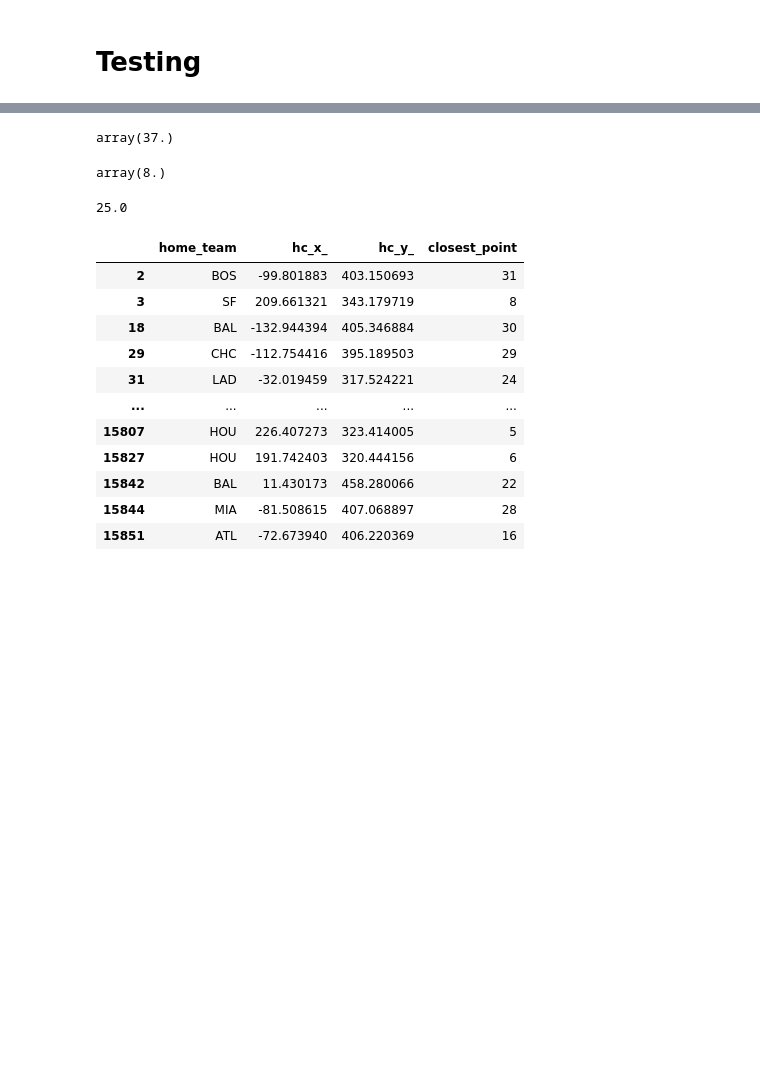
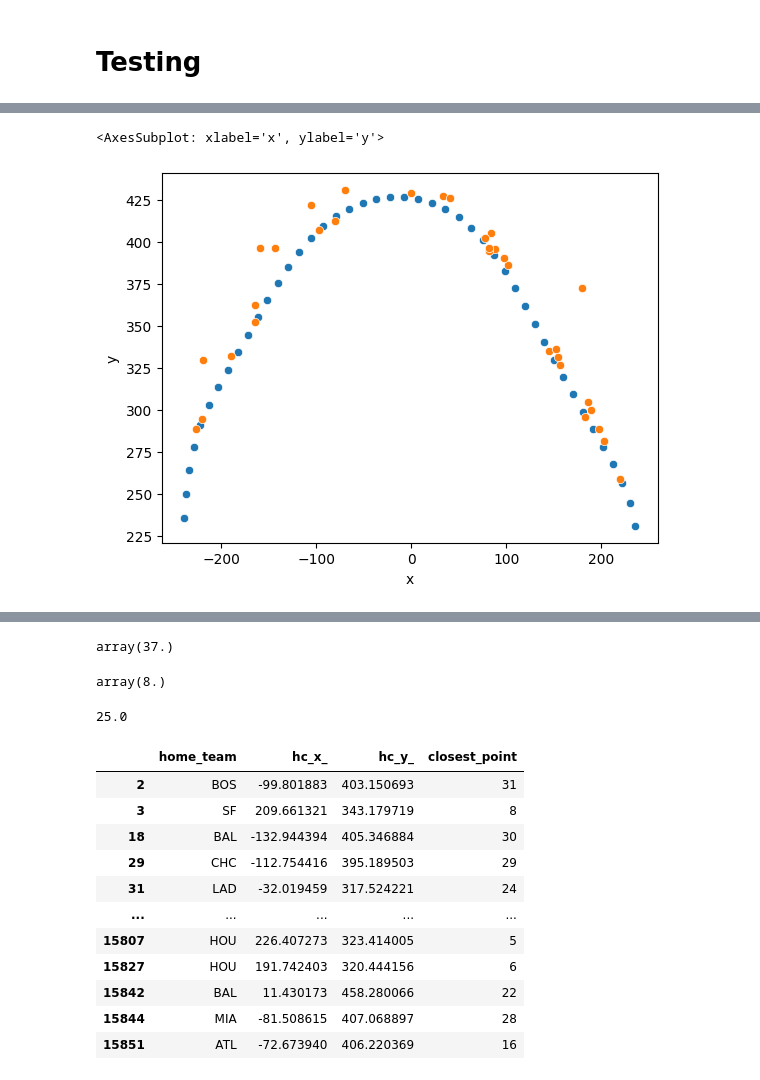
Before and after one commit to vtrudy01/YouTube-Code, a Jupyter notebook: main.ipynb, the cells around one changed output, grey strips where cells are left out. Saved outputs shown, nothing was run; the diff lists cells and outputs as text; code cells hidden in the pictures; blank space fills up the shorter version.

```diff
--- a/main.ipynb
+++ b/main.ipynb
@@ -79,6 +79,29 @@ def is_home_run(hit_distance, launch_angle, hit_height, spray_angle, team):
         return 0
 # %% [markdown]
 # Analysis
+# %%
+def get_fence_height(launch_speed_fts, launch_angle_rads, plate_z, hit_distance_sc, spray_angle, team, g=-32.174):
+
+    wall_distance, fence_height = home_run_needed_metrics(spray_angle, team)
+
+    # calculate launch_speed_x and launch_speed_y
+    launch_speed_x = launch_speed_fts * np.cos(launch_angle_rads)
+    launch_speed_y = launch_speed_fts * np.sin(launch_angle_rads)
+
+    # calculate total_time
+    total_time = -(launch_speed_y + np.sqrt(launch_speed_y**2 + (2*g * plate_z))) / g
+
+    # calculate acceleration_x
+    acceleration_x = (-2*launch_speed_x / total_time) + (2*hit_distance_sc/total_time**2)
+
+    # calculate time_wall
+    time_wall = (-launch_speed_x + np.sqrt(launch_speed_x**2 + 2*acceleration_x*wall_distance))/acceleration_x
+
+    # calculate height_at_wall
+    height_at_wall = (launch_speed_y * time_wall) + (.5*g*(time_wall**2))
+
+    # check if the ball clears the wall
+    return fence_height
 # %%
 def is_home_run_dan(launch_speed_fts, launch_angle_rads, plate_z, hit_distance_sc, spray_angle, team, g=-32.174):
 
@@ -160,3 +132,5 @@ nan
+# %%
+hits_data['fence_height'] = hits_data[['launch_speed_fts','launch_angle_rads','plate_z','hit_distance_sc','spray_angle_true','home_team']].apply(lambda x: get_fence_height(x[0],x[1],x[2],x[3],x[4],x[5]),1)
 # %%
 def classifier(x):
     if x[0] == 'Home Run' and x[1] == 1:
@@ -168,4 +142,4 @@ def classifier(x):
     elif x[0] != 'Home Run' and x[1] == 0:
         return 'Correct, Not Homer'
 # %%
-hits_data[['events','is_homer']].apply(lambda x: classifier(x),1).value_counts()
+hits_data['class'] = hits_data[['events','is_homer']].apply(lambda x: classifier(x),1)
@@ -195,0 +146,2 @@ is_home_run(159.72, .401426, 2.13, 412, -13.904309, 'BOS')
+# %%
+hits_data['height_diff'] = np.abs(hits_data['fence_height'] - hits_data['height_at_wall'])
@@ -198,3 +239,9 @@ is_home_run(159.72, .401426, 2.13, 412, -13.904309, 'BOS')
+# %%
+sns.scatterplot(temp,x='x',y='y')
+sns.scatterplot(hits_data[(hits_data['home_team']=='NYY') & (hits_data['class']=='Incorrect, Homer')], x='hc_x_',y='hc_y_')
+# %% [output]
+<AxesSubplot: xlabel='x', ylabel='y'>
+[figure, added]
 # %%
 from scipy.interpolate import make_interp_spline
 
```
Also changed, not shown: parts of 12 cells of this notebook.
